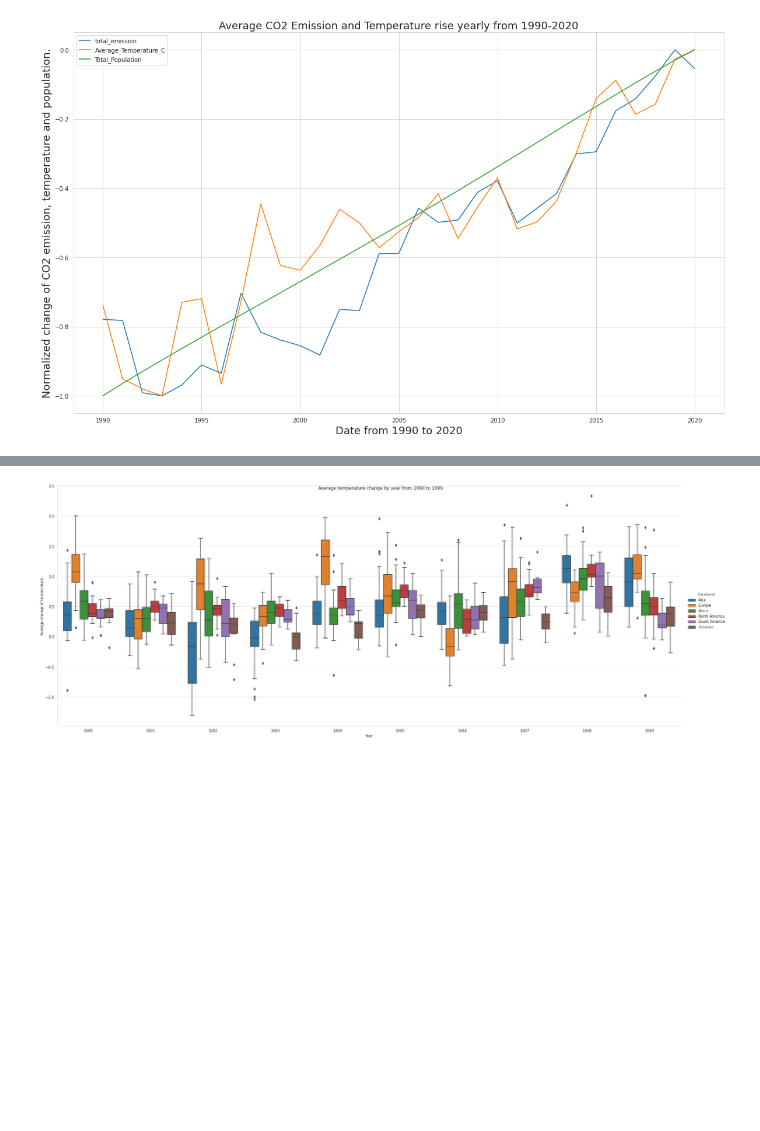
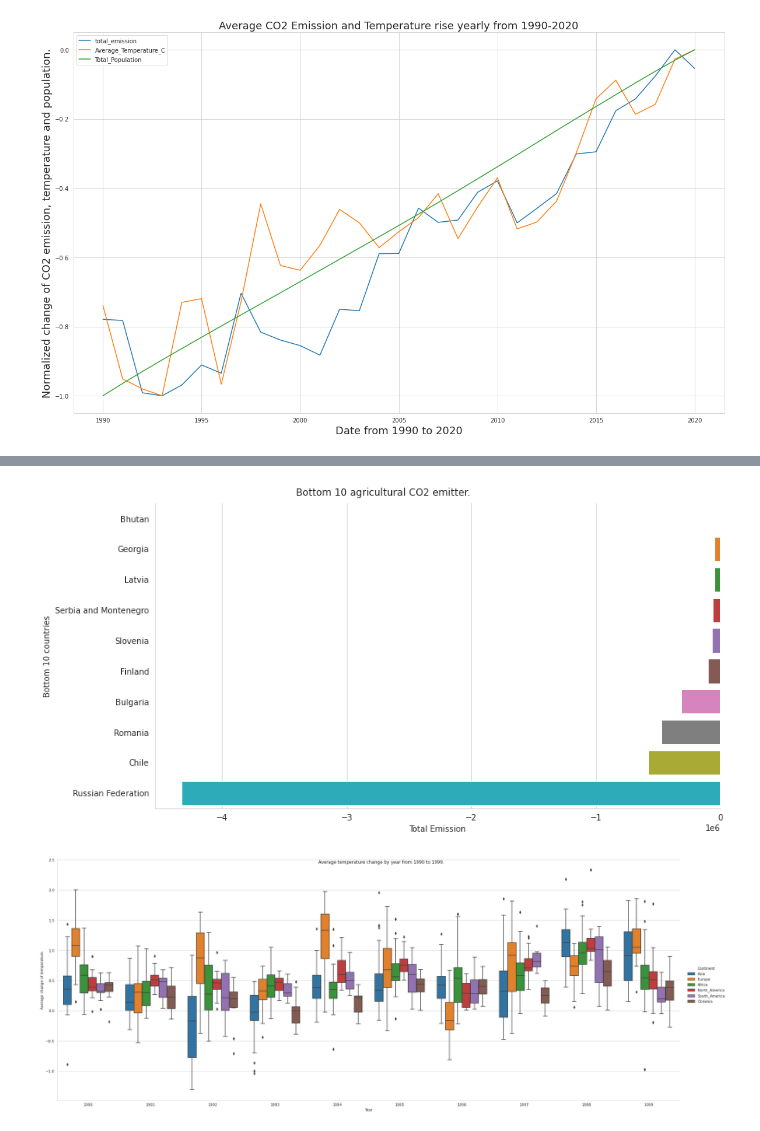
Before and after one commit to ptrGSKA/Agro-food_CO2_emission, a Jupyter notebook: agri-food_co2_emission.ipynb, the cells around one changed output, grey strips where cells are left out. Saved outputs shown, nothing was run; the diff lists cells and outputs as text; code cells hidden in the pictures; blank space fills up the shorter version.

```diff
--- a/agri-food_co2_emission.ipynb
+++ b/agri-food_co2_emission.ipynb
@@ -189,0 +363,3 @@ Text(0, 0.5, 'Emission of CO2')
+# %%
+df_bottom10 = df_totalemi.tail(10).reset_index()
+df_bottom10
@@ -190,3 +378,17 @@ Text(0, 0.5, 'Emission of CO2')
+# %%
+g = sns.catplot(x = 'total_emission',
+            y = 'Area',
+            data = df_bottom10,
+            kind = 'bar',
+            ci = None,
+            height = 6,
+            aspect = 2)
+g.fig.suptitle('Bottom 10 agricultural CO2 emitter.', y = 1.02)
+g.set(xlabel = 'Total Emission',
+      ylabel = 'Bottom 10 countries')
+plt.show()
+# %% [output]
+[figure, added]
 # %%
 df_1990_1999 = df.query('Year >= 1990 and Year <= 1999')
 
```
Also changed, not shown: parts of 25 cells of this notebook, 3 other files.
